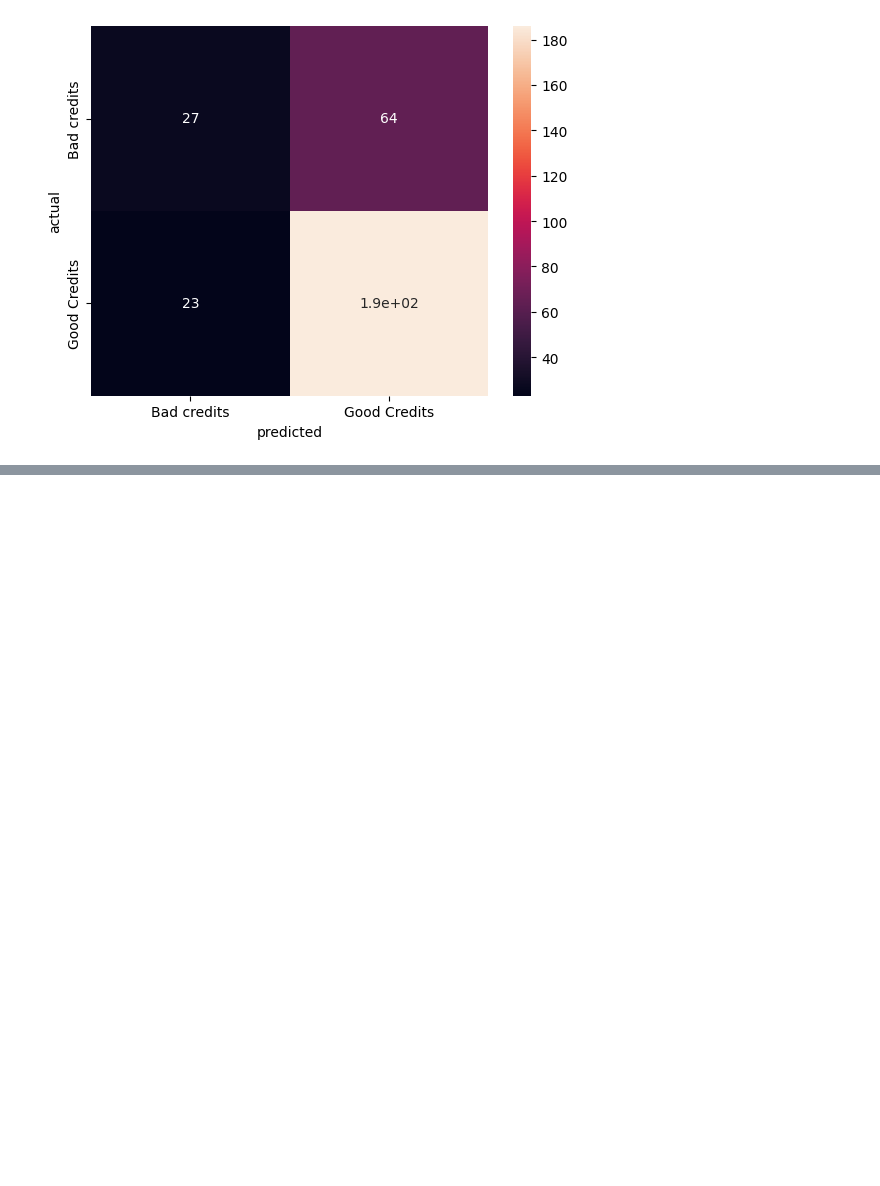
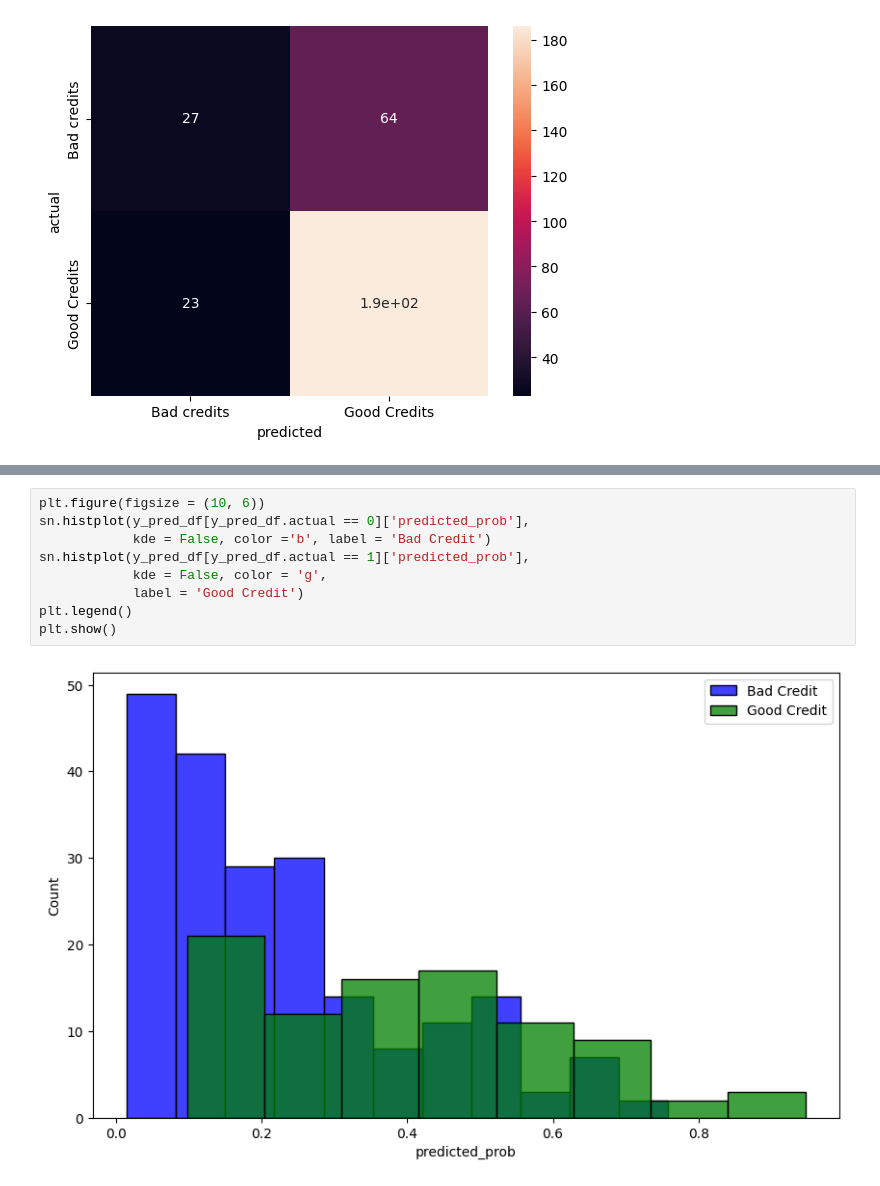
Before and after one commit to aparna-2001/machine_learning_using_python, a Jupyter notebook: Binary_logistic_regression.ipynb, the cells around one changed output, grey strips where cells are left out. Saved outputs shown, nothing was run; the diff lists cells and outputs as text; blank space fills up the shorter version.

Commit message:
classification report, overlying histogram, AUC and ROC

```diff
--- a/Binary_logistic_regression.ipynb
+++ b/Binary_logistic_regression.ipynb
@@ -250,0 +263,11 @@ draw_cm(y_pred_df.actual, y_pred_df.predicted)
+# %%
+plt.figure(figsize = (10, 6))
+sn.histplot(y_pred_df[y_pred_df.actual == 0]['predicted_prob'],
+            kde = False, color ='b', label = 'Bad Credit')
+sn.histplot(y_pred_df[y_pred_df.actual == 1]['predicted_prob'],
+            kde = False, color = 'g',
+            label = 'Good Credit')
+plt.legend()
+plt.show()
+# %% [output]
+[figure, added]
```
Also changed, not shown: parts of 6 cells of this notebook.
